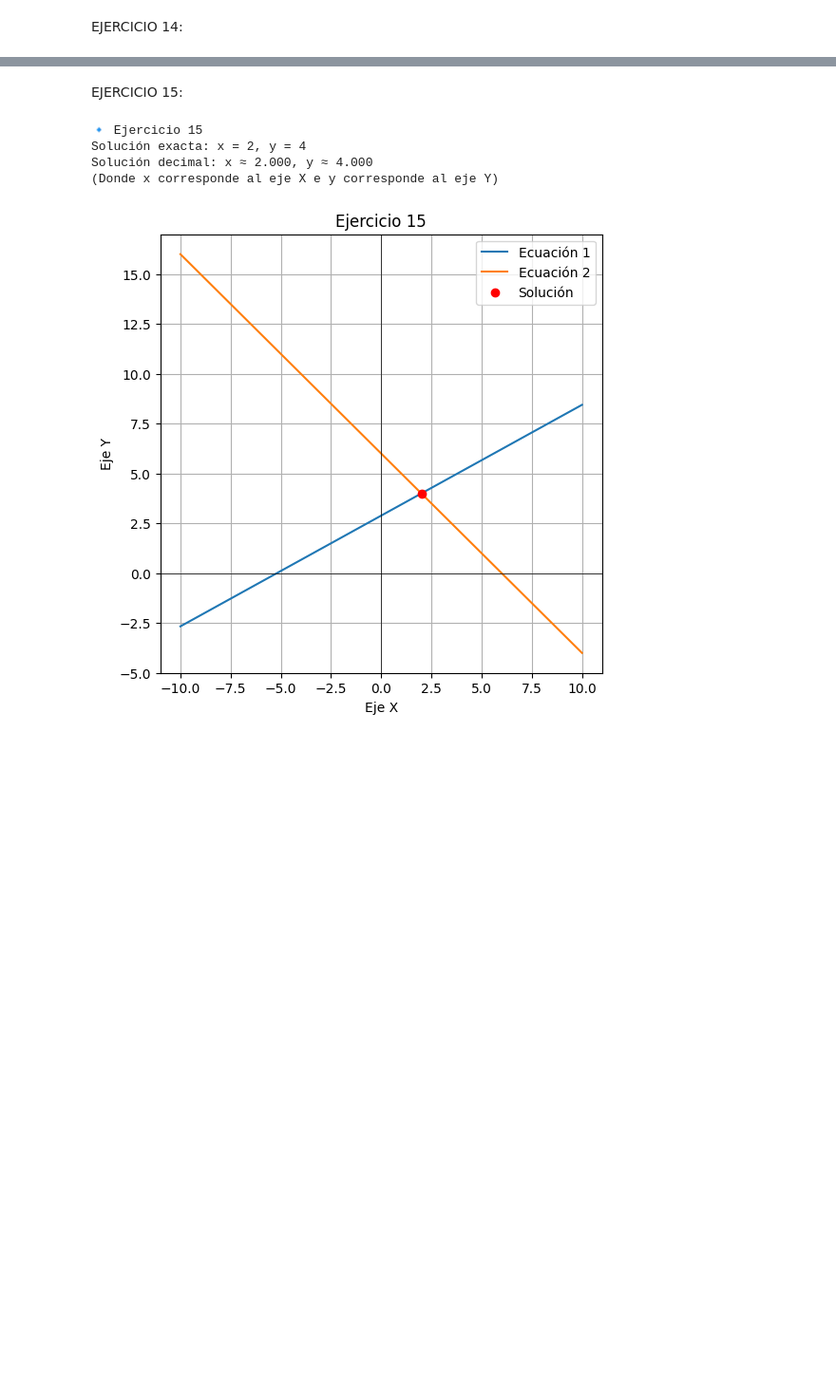
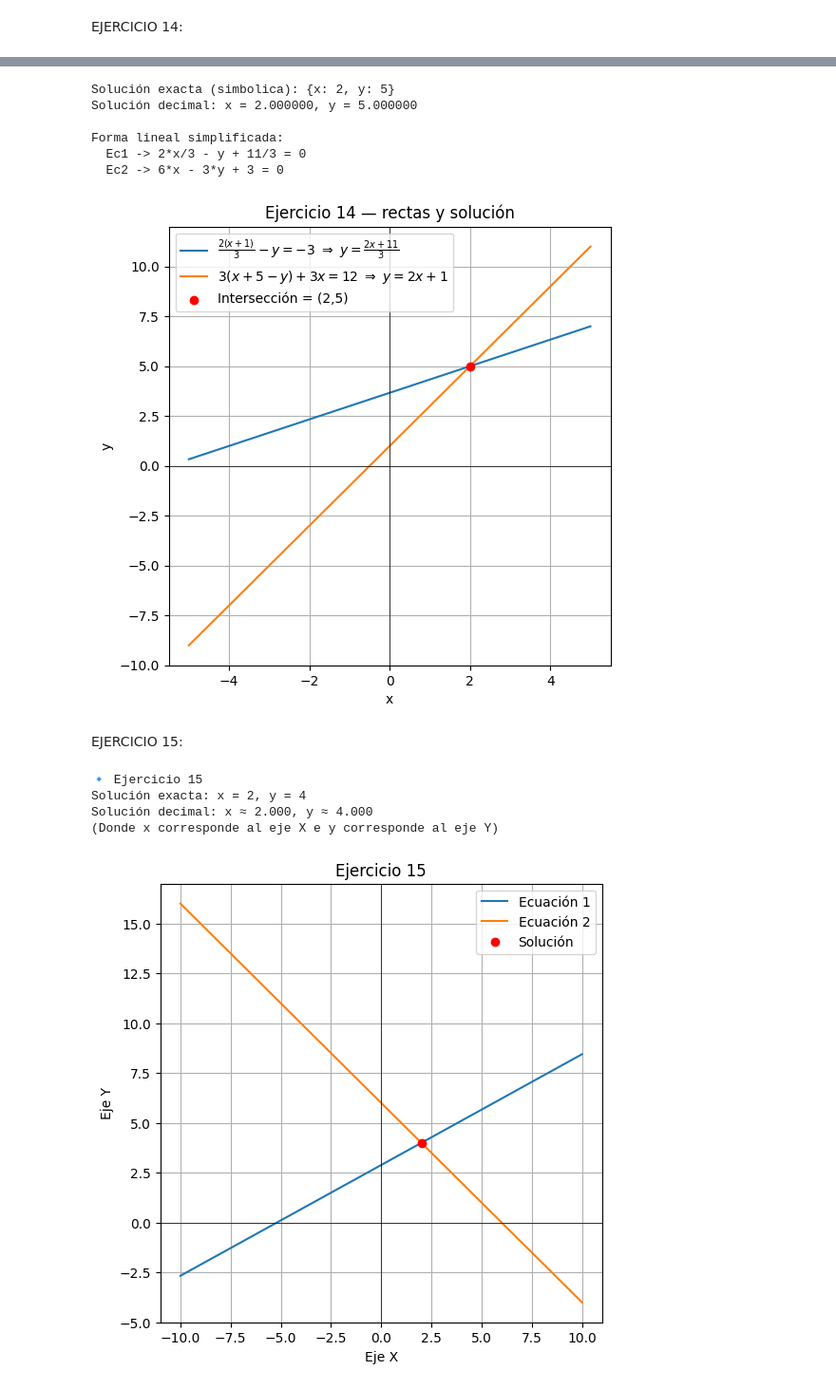
Before and after one commit to wonejoesrz/Tarea_numero_04_wonejo, a Jupyter notebook: EJERCICIOS_DE_SISTEMAS_DE_ECUACIONES.ipynb, the cells around one changed output, grey strips where cells are left out. Shown at 95% size. Saved outputs shown, nothing was run; the diff lists cells and outputs as text; code cells hidden in the pictures; blank space fills up the shorter version.

```diff
--- a/EJERCICIOS_DE_SISTEMAS_DE_ECUACIONES.ipynb
+++ b/EJERCICIOS_DE_SISTEMAS_DE_ECUACIONES.ipynb
@@ -864,3 +807,68 @@ Solución decimal: x ≈ 3.000, y ≈ 3.000
+# %%
+# Ejercicio 14 - CORREGIDO (según la imagen)
+# Sistema:
+#  2(x+1)/3 - y = -3
+#  3*(x+5 - y) + 3*x = 12
+
+import sympy as sp
+import numpy as np
+import matplotlib.pyplot as plt
+
+# símbolos
+x, y = sp.symbols('x y')
+
+# ecuaciones tal cual (usando Eq para evitar ambigüedades)
+ec1 = sp.Eq(2*(x+1)/3 - y, -3)
+ec2 = sp.Eq(3*(x+5 - y) + 3*x, 12)
+
+# resolver (dict=True para evitar KeyError)
+sol_list = sp.solve([ec1, ec2], (x, y), dict=True)
+sol = sol_list[0]
+
+print("Solución exacta (simbolica):", sol)
+print(f"Solución decimal: x = {float(sol[x]):.6f}, y = {float(sol[y]):.6f}")
+
+# Verificación algebraica a mano (opcional, muestra pasos)
+# Simplificar las ecuaciones a forma ax + by = c
+ec1_lin = sp.simplify(sp.expand((ec1.lhs - ec1.rhs)))  # debería dar 0 si se reescribe como Eq(...)
+# Aquí convertimos ec1 a forma 2x -3y = -11 etc:
+print("\nForma lineal simplificada:")
+print("  Ec1 ->", sp.expand( sp.simplify( sp.together(ec1.lhs - ec1.rhs) ) ) , "= 0")
+print("  Ec2 ->", sp.expand( sp.simplify( sp.together(ec2.lhs - ec2.rhs) ) ) , "= 0")
+# (lo anterior es informativo; la solución ya está calculada)
+
+# --- Graficar las rectas ---
+# despejar y de cada ecuación para trazar (siempre que sean lineales)
+# ec1: 2(x+1)/3 - y = -3  => y = 2*(x+1)/3 + 3  => y = (2x + 11)/3
+# ec2: 3(x+5-y)+3x = 12 => 6x -3y = -3 => y = 2x + 1
+
+y1_expr = (2*x + 11)/3
+y2_expr = 2*x + 1
+
+f1 = sp.lambdify(x, y1_expr, 'numpy')
+f2 = sp.lambdify(x, y2_expr, 'numpy')
+
+x_vals = np.linspace(-5, 5, 400)
+y1_vals = f1(x_vals)
+y2_vals = f2(x_vals)
+
+plt.figure(figsize=(6,6))
+plt.plot(x_vals, y1_vals, label=r"$\frac{2(x+1)}{3}-y=-3 \ \Rightarrow\ y=\frac{2x+11}{3}$")
+plt.plot(x_vals, y2_vals, label=r"$3(x+5-y)+3x=12 \ \Rightarrow\ y=2x+1$")
+plt.scatter(float(sol[x]), float(sol[y]), color='red', zorder=5, label=f"Intersección = ({sol[x]},{sol[y]})")
+plt.axhline(0, color='black', linewidth=0.5)
+plt.axvline(0, color='black', linewidth=0.5)
+plt.xlabel("x"); plt.ylabel("y")
+plt.legend(); plt.grid(True); plt.title("Ejercicio 14 — rectas y solución")
+plt.show()
+# %% [output]
+Solución exacta (simbolica): {x: 2, y: 5}
+Solución decimal: x = 2.000000, y = 5.000000
+
+Forma lineal simplificada:
+  Ec1 -> 2*x/3 - y + 11/3 = 0
+  Ec2 -> 6*x - 3*y + 3 = 0
+[figure, added]
 # %% [markdown]
 EJERCICIO 15:
 # %%
```
Also changed, not shown: parts of 2 cells of this notebook.
